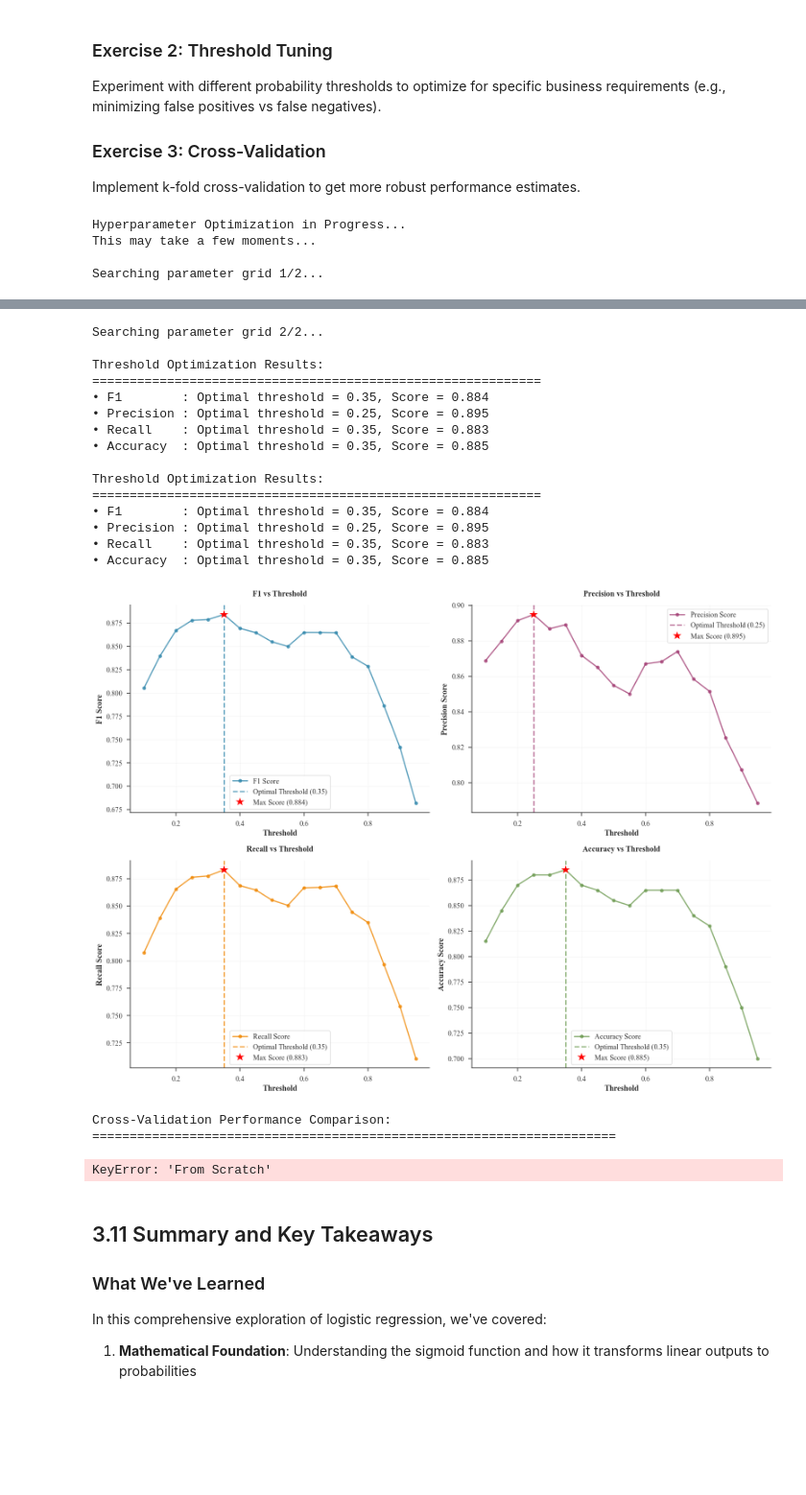
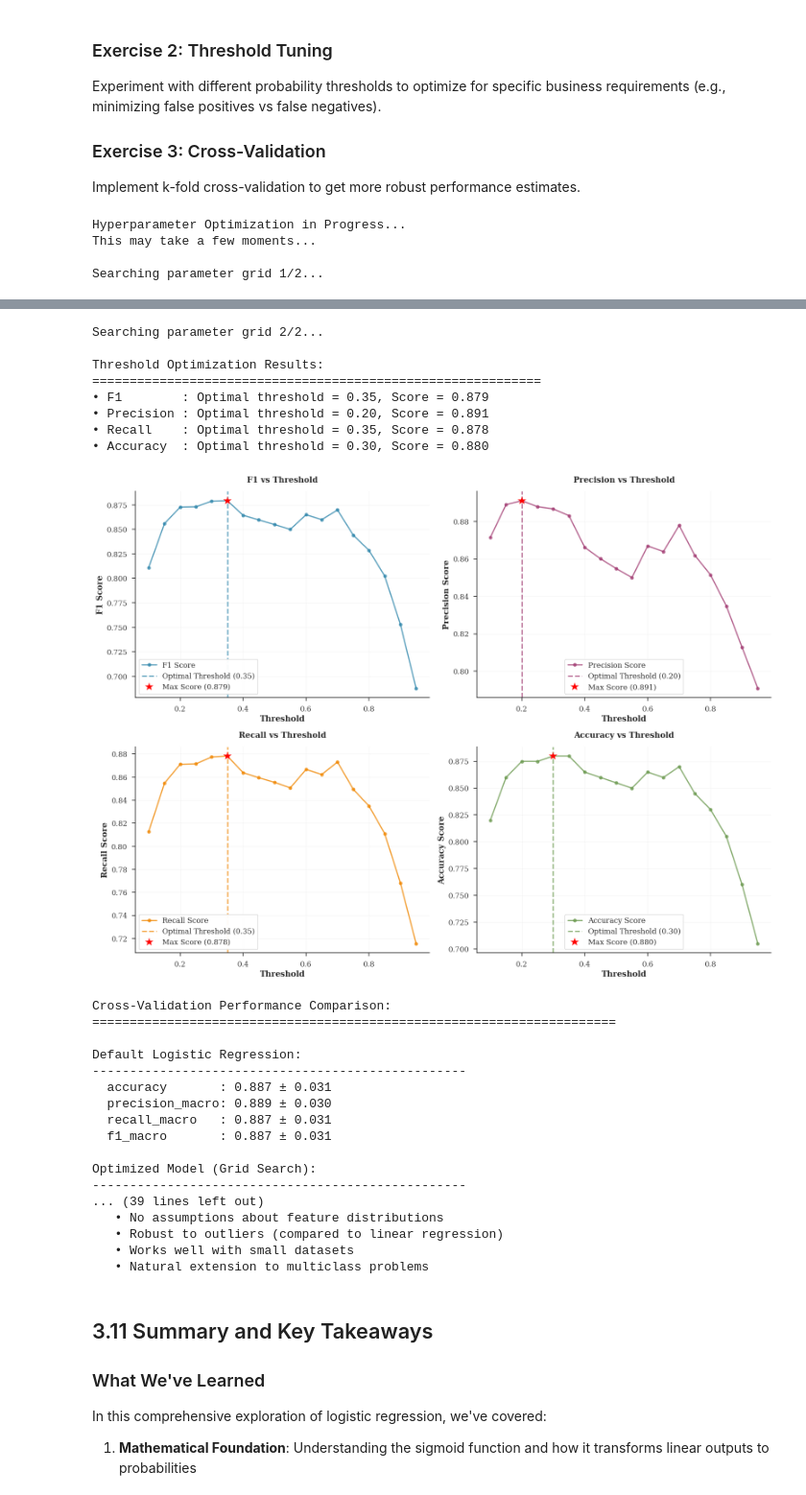
Before and after one commit to Beaker12/FrontierML, a Jupyter notebook: notebooks/03_logistic_regression.ipynb, the cells around one changed output, grey strips where cells are left out. Shown at 96% size. Cells and saved outputs as stored; diff of their text form; code cells hidden in the pictures; blank space fills up the shorter version.

```diff
--- a/notebooks/03_logistic_regression.ipynb
+++ b/notebooks/03_logistic_regression.ipynb
@@ -1546,7 +1545,7 @@ print("=" * 70)
 cv_models = {
     'Default Logistic Regression': LogisticRegression(random_state=42),
     'Optimized Model (Grid Search)': best_grid_model,
-    'From Scratch': models['From Scratch'][0]
+    'From Scratch': models['From-Scratch'][0]
 }
 
 cv_results = {}
@@ -1630,24 +1629,31 @@ ValueError: l1_ratio must be specified when penalty is elasticnet.
 
   warnings.warn(some_fits_failed_message, FitFailedWarning)
 Searching parameter grid 2/2...
 
 Threshold Optimization Results:
 ============================================================
-• F1        : Optimal threshold = 0.35, Score = 0.884
-• Precision : Optimal threshold = 0.25, Score = 0.895
-• Recall    : Optimal threshold = 0.35, Score = 0.883
-• Accuracy  : Optimal threshold = 0.35, Score = 0.885
-
-Threshold Optimization Results:
-============================================================
-• F1        : Optimal threshold = 0.35, Score = 0.884
-• Precision : Optimal threshold = 0.25, Score = 0.895
-• Recall    : Optimal threshold = 0.35, Score = 0.883
-• Accuracy  : Optimal threshold = 0.35, Score = 0.885
+• F1        : Optimal threshold = 0.35, Score = 0.879
+• Precision : Optimal threshold = 0.20, Score = 0.891
+• Recall    : Optimal threshold = 0.35, Score = 0.878
+• Accuracy  : Optimal threshold = 0.30, Score = 0.880
-[figure, old version]
+[figure, new version]
 Cross-Validation Performance Comparison:
 ======================================================================
+
+Default Logistic Regression:
+--------------------------------------------------
+  accuracy       : 0.887 ± 0.031
+  precision_macro: 0.889 ± 0.030
+  recall_macro   : 0.887 ± 0.031
+  f1_macro       : 0.887 ± 0.031
+
+Optimized Model (Grid Search):
+--------------------------------------------------
+... (39 lines left out)
+   • No assumptions about feature distributions
+   • Robust to outliers (compared to linear regression)
+   • Works well with small datasets
+   • Natural extension to multiclass problems
-KeyError: 'From Scratch'
 # %% [markdown]
 ## 3.11 Summary and Key Takeaways
 
```
Also changed, not shown: parts of 10 cells of this notebook, 5 other files.
